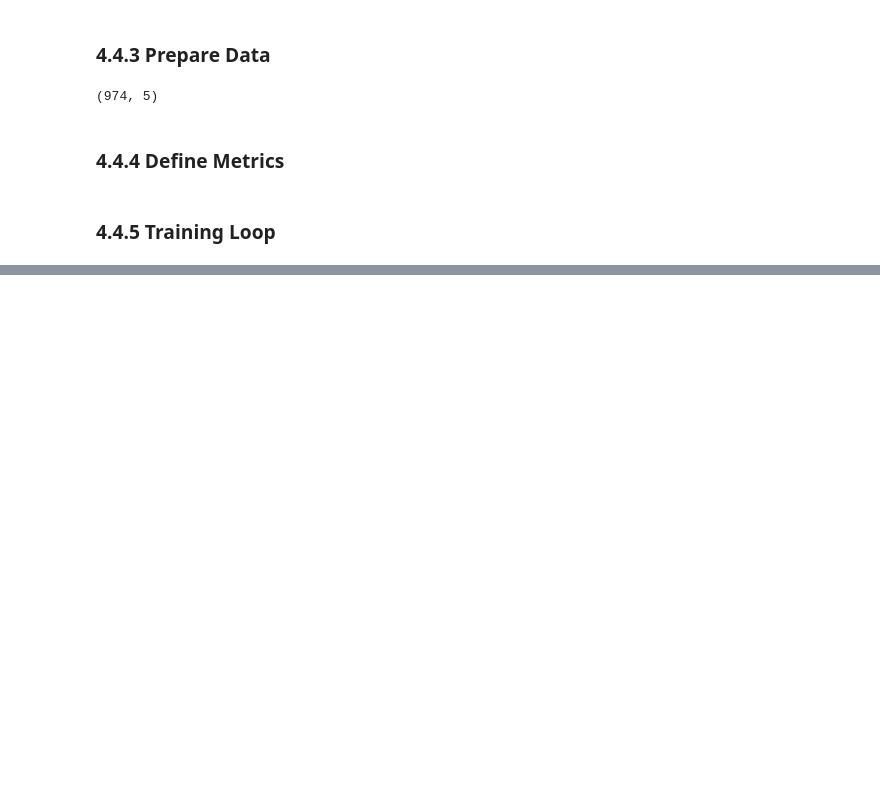
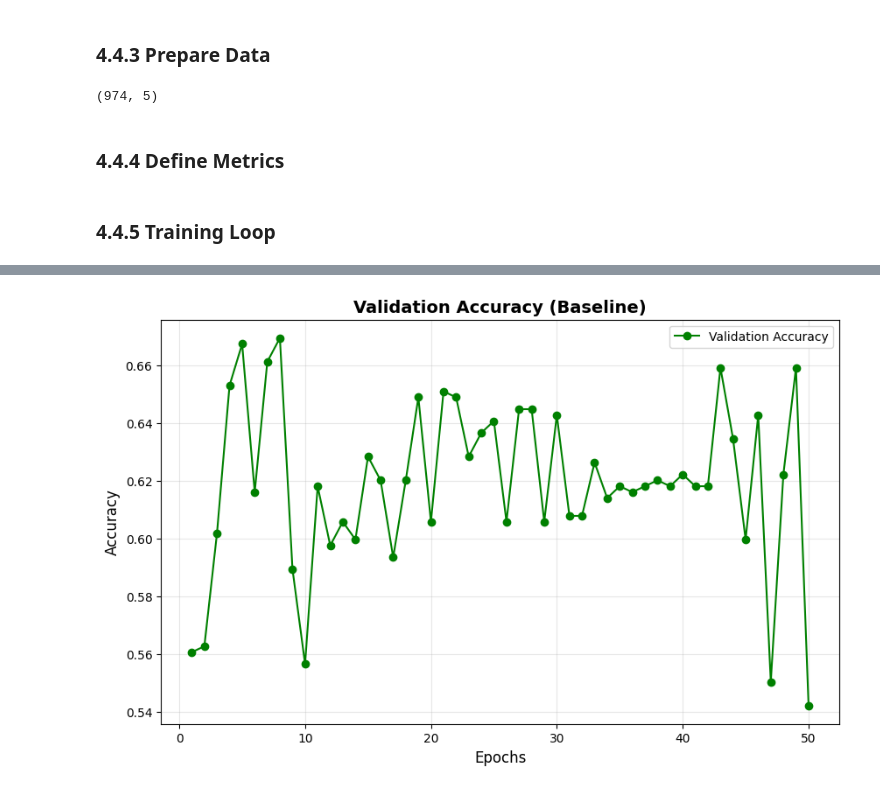
Before and after one commit to wenqingmao/aws-distillation-project, a Jupyter notebook: student_baseline.ipynb, the cells around one changed output, grey strips where cells are left out. Cells and saved outputs as stored; diff of their text form; code cells hidden in the pictures; blank space fills up the shorter version.

```diff
--- a/student_baseline.ipynb
+++ b/student_baseline.ipynb
@@ -235,0 +288,12 @@ Early stopping triggered
+# %%
+# Plot Validation Accuracy
+plt.figure(figsize=(10, 6))
+plt.plot(epochs, val_accuracies, label="Validation Accuracy", marker="o", linestyle="-", color="green")
+plt.xlabel("Epochs", fontsize=12)
+plt.ylabel("Accuracy", fontsize=12)
+plt.title("Validation Accuracy (Baseline)", fontsize=14, fontweight="bold")
+plt.legend(fontsize=10)
+plt.grid(alpha=0.3)
+plt.show()
+# %% [output]
+[figure, added]
```
Also changed, not shown: parts of 8 cells of this notebook.
